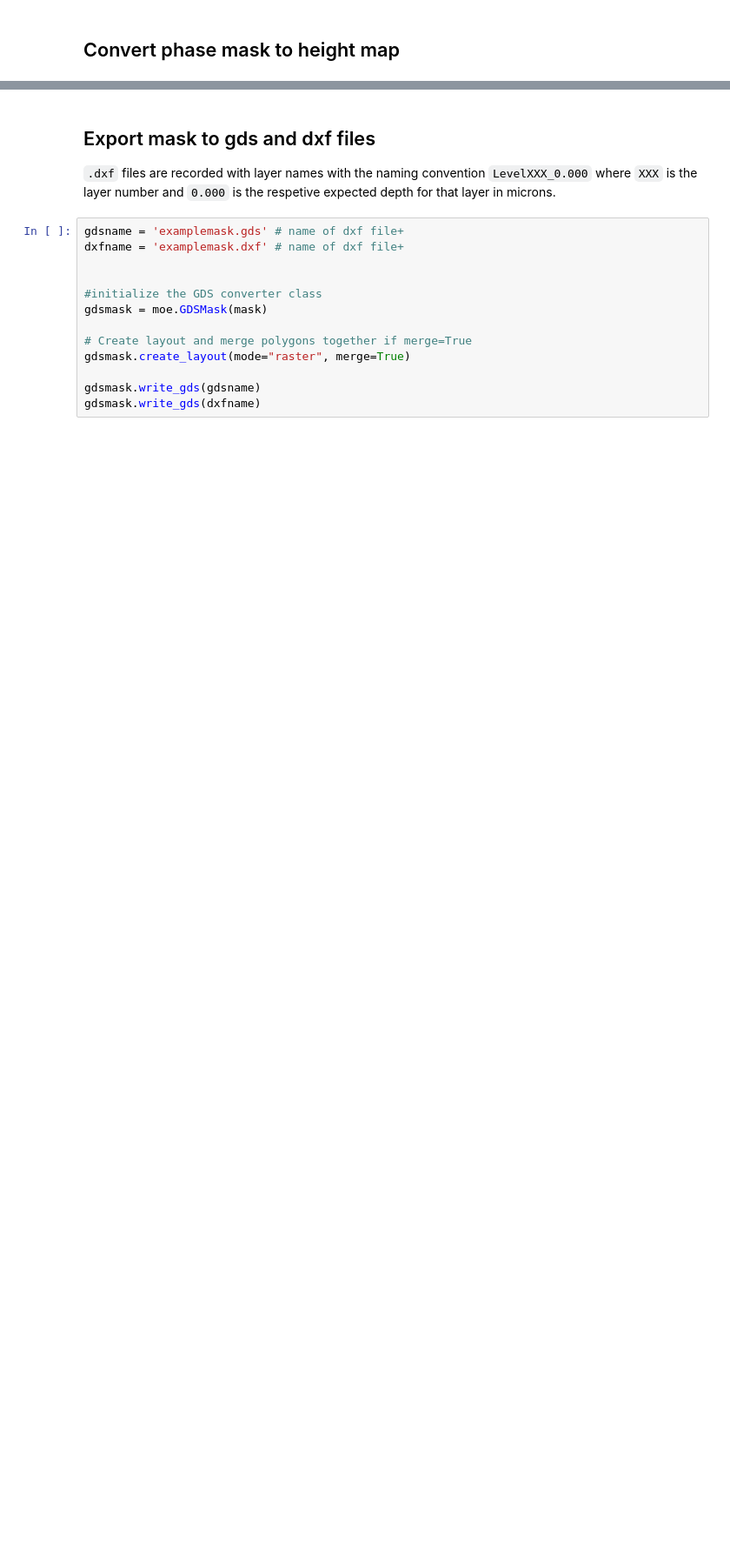
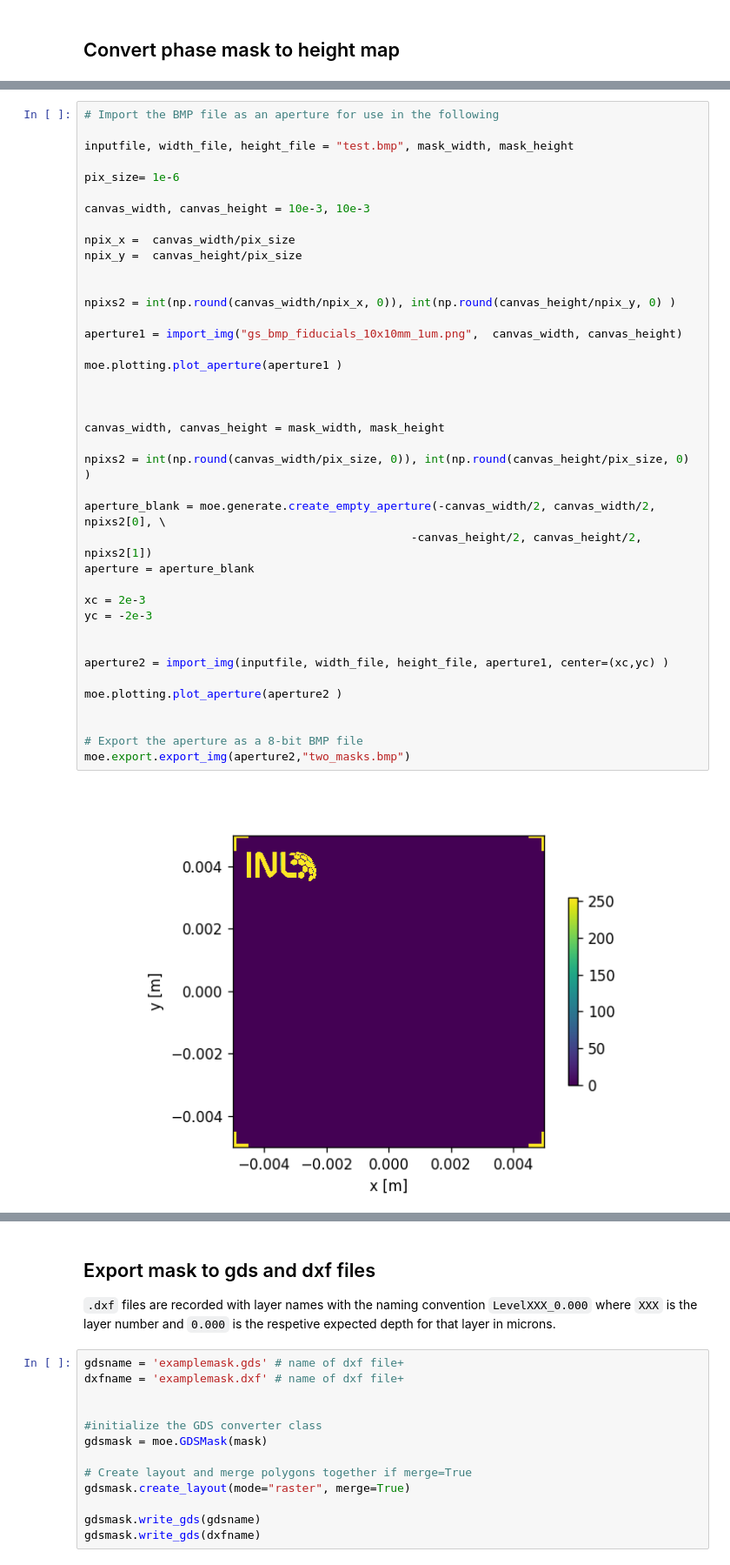
Before and after one commit to INLnano/pyMOE, a Jupyter notebook: notebooks/3 - Import_export/Import_export.ipynb, the cells around one changed output, grey strips where cells are left out. Shown at 87% size. Saved outputs shown, nothing was run; the diff lists cells and outputs as text; blank space fills up the shorter version.

```diff
--- a/notebooks/3 - Import_export/Import_export.ipynb
+++ b/notebooks/3 - Import_export/Import_export.ipynb
@@ -93,0 +103,42 @@ Discretizing mask to number of gray levels:  10
+# %%
+# Import the BMP file as an aperture for use in the following
+
+inputfile, width_file, height_file = "test.bmp", mask_width, mask_height
+
+pix_size= 1e-6
+
+canvas_width, canvas_height = 10e-3, 10e-3
+
+npix_x =  canvas_width/pix_size
+npix_y =  canvas_height/pix_size
+
+
+npixs2 = int(np.round(canvas_width/npix_x, 0)), int(np.round(canvas_height/npix_y, 0) )
+
+aperture1 = import_img("gs_bmp_fiducials_10x10mm_1um.png",  canvas_width, canvas_height)
+
+moe.plotting.plot_aperture(aperture1 )
+
+
+
+canvas_width, canvas_height = mask_width, mask_height
+
+npixs2 = int(np.round(canvas_width/pix_size, 0)), int(np.round(canvas_height/pix_size, 0) )
+
+aperture_blank = moe.generate.create_empty_aperture(-canvas_width/2, canvas_width/2, npixs2[0], \
+                                                -canvas_height/2, canvas_height/2, npixs2[1])
+aperture = aperture_blank
+
+xc = 2e-3
+yc = -2e-3
+
+
+aperture2 = import_img(inputfile, width_file, height_file, aperture1, center=(xc,yc) )
+
+moe.plotting.plot_aperture(aperture2 )
+
+
+# Export the aperture as a 8-bit BMP file
+moe.export.export_img(aperture2,"two_masks.bmp")
+# %% [output]
+[figure, added]
```
Also changed, not shown: parts of 14 cells of this notebook.
